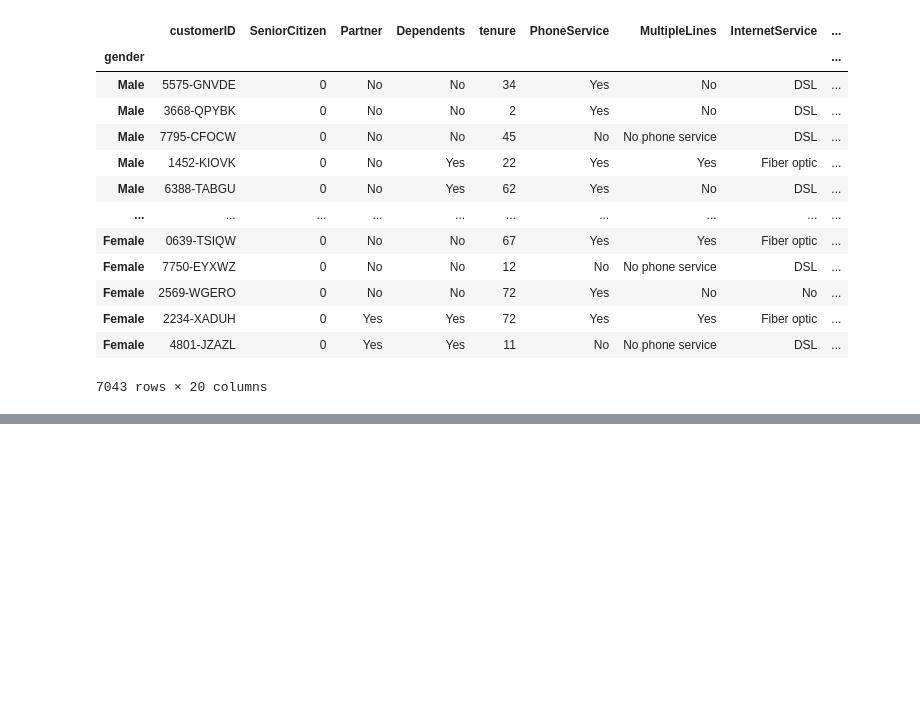
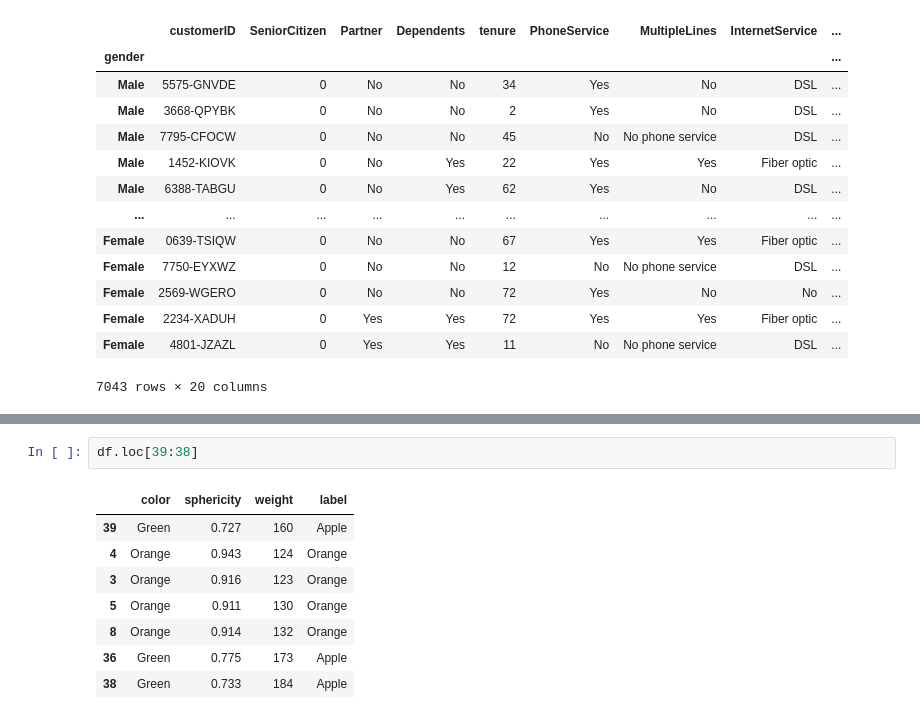
Before and after one commit to errampy/TDS, a Jupyter notebook: pd/loc_2.ipynb, the cells around one changed output, grey strips where cells are left out. Saved outputs shown, nothing was run; the diff lists cells and outputs as text; blank space fills up the shorter version.

```diff
--- a/pd/loc_2.ipynb
+++ b/pd/loc_2.ipynb
@@ -81,0 +120,11 @@ df.loc[['Male','Female'],:]
+# %%
+df.loc[39:38]
+# %% [output]
+|  | color | sphericity | weight | label |
+| 39 | Green | 0.727 | 160 | Apple |
+| 4 | Orange | 0.943 | 124 | Orange |
+| 3 | Orange | 0.916 | 123 | Orange |
+| 5 | Orange | 0.911 | 130 | Orange |
+| 8 | Orange | 0.914 | 132 | Orange |
+| 36 | Green | 0.775 | 173 | Apple |
+| 38 | Green | 0.733 | 184 | Apple |
```
Also changed, not shown: parts of 4 cells of this notebook, 4 other files.
